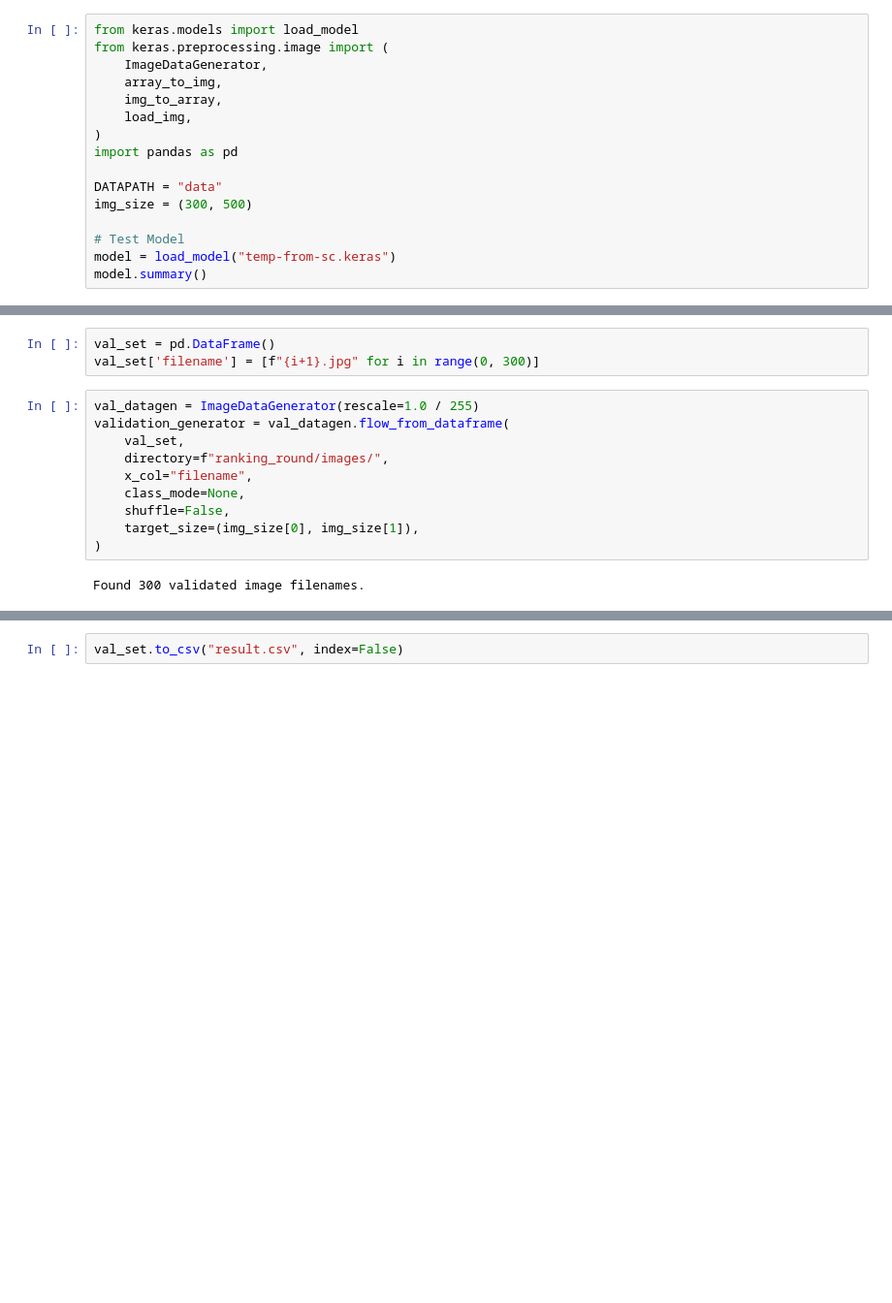
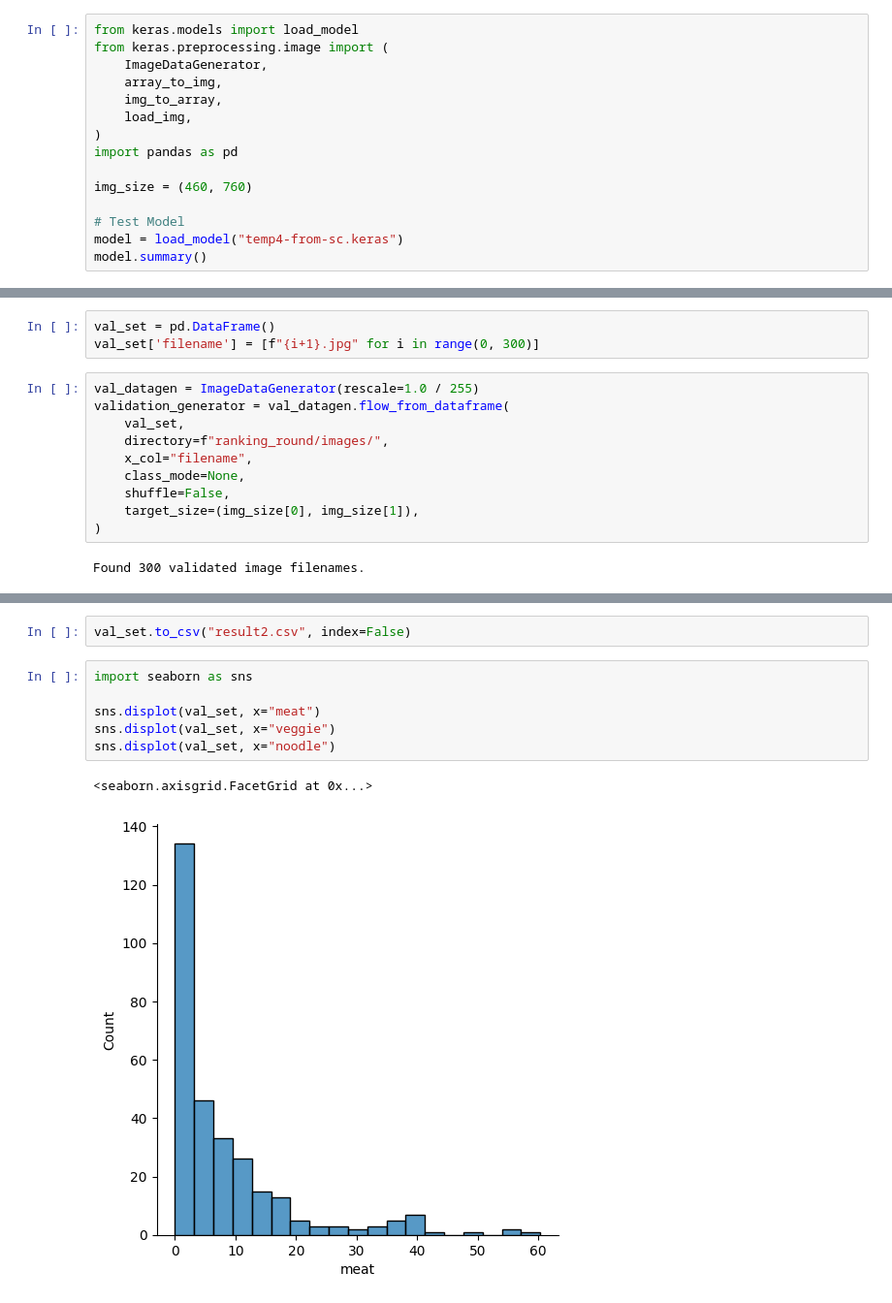
Before and after one commit to RiwEZ/machine_vision_class, a Jupyter notebook: contest/test_runner.ipynb, the cells around one changed output, grey strips where cells are left out. Shown at 97% size. Saved outputs shown, nothing was run; the diff lists cells and outputs as text; blank space fills up the shorter version.

Commit message:
feat: added new model code

```diff
--- a/contest/test_runner.ipynb
+++ b/contest/test_runner.ipynb
@@ -8,10 +8,9 @@ from keras.preprocessing.image import (
 )
 import pandas as pd
 
-DATAPATH = "data"
-img_size = (300, 500)
+img_size = (460, 760)
 
 # Test Model
-model = load_model("temp-from-sc.keras")
+model = load_model("temp4-from-sc.keras")
 model.summary()
 # %% [output]
@@ -80,2 +64,11 @@ val_set
 # %%
-val_set.to_csv("result.csv", index=False)
+val_set.to_csv("result2.csv", index=False)
+# %%
+import seaborn as sns
+
+sns.displot(val_set, x="meat")
+sns.displot(val_set, x="veggie")
+sns.displot(val_set, x="noodle")
+# %% [output]
+<seaborn.axisgrid.FacetGrid at 0x...>
+[figure, added]
```
Also changed, not shown: parts of 3 cells of this notebook, 1 other file.
